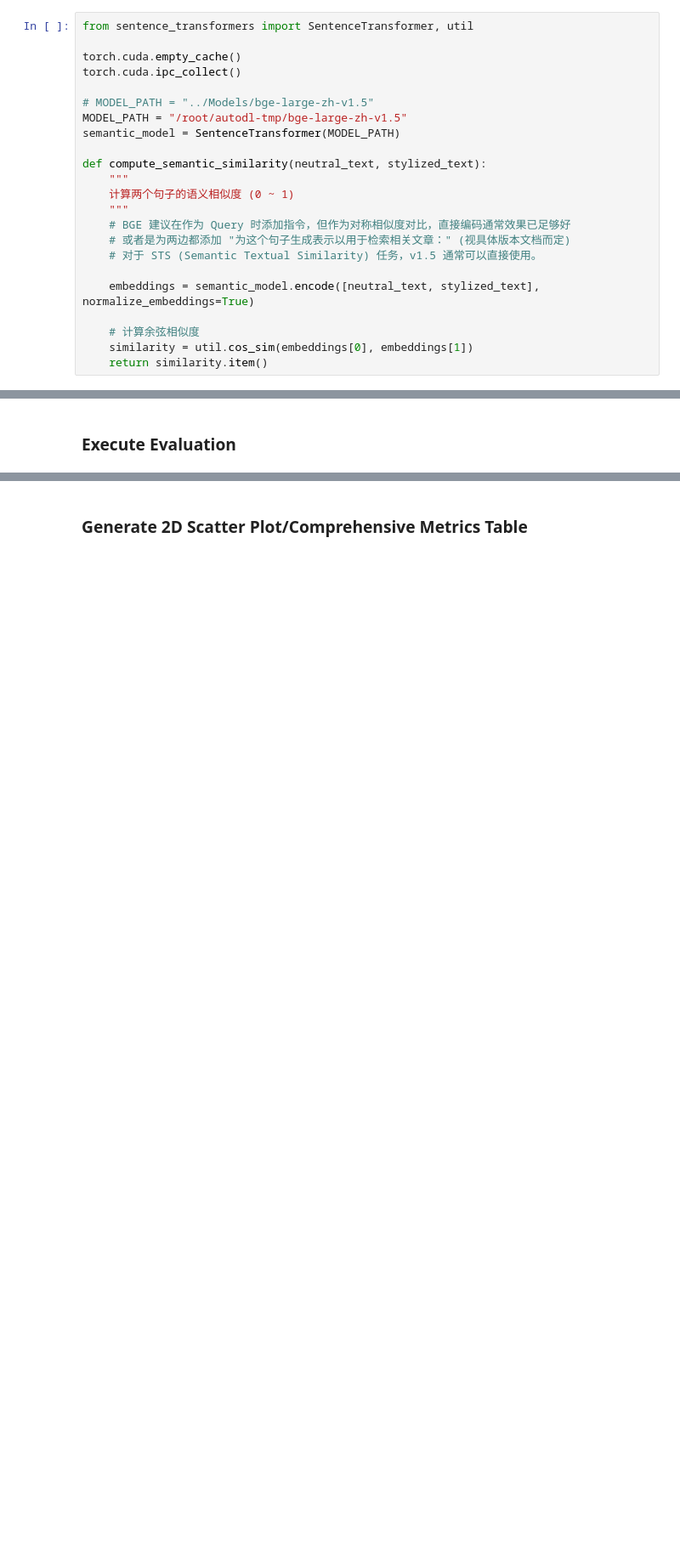
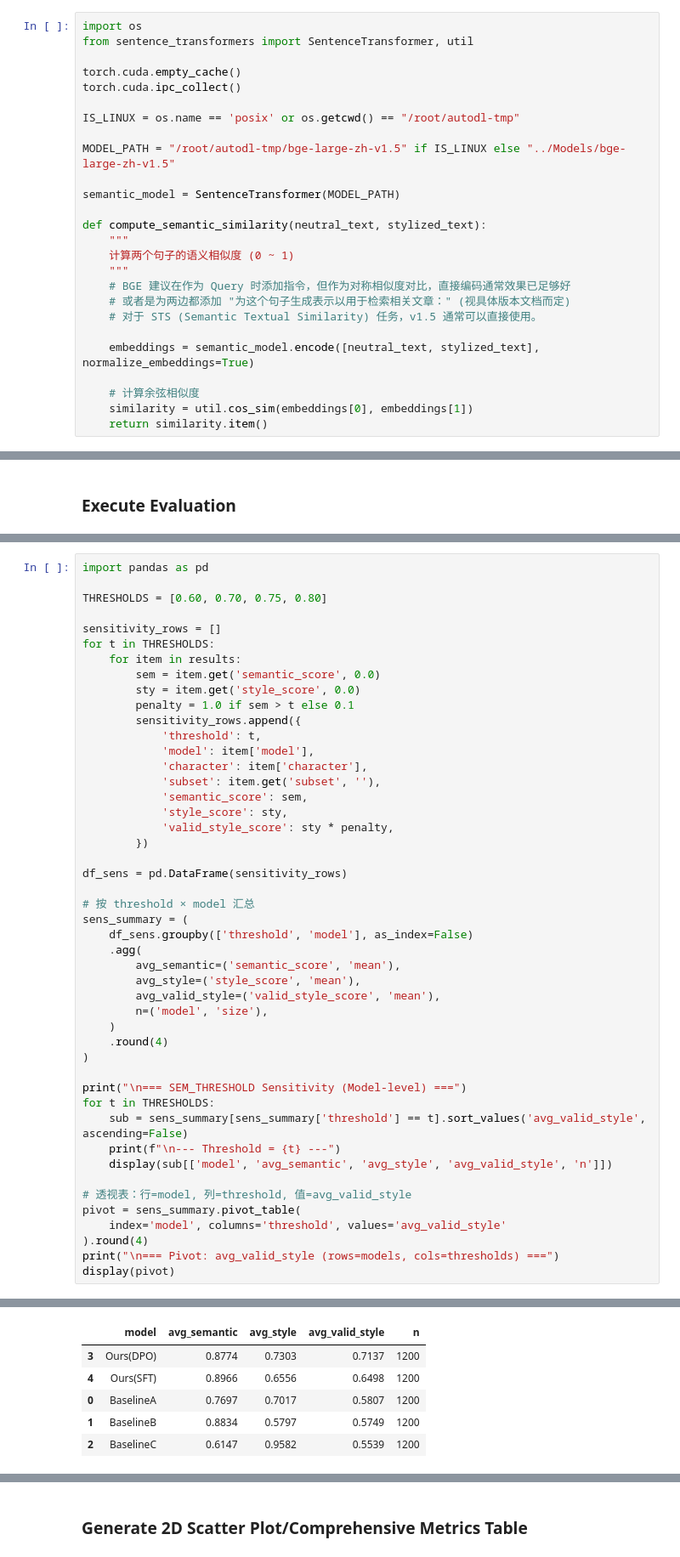
Before and after one commit to Moemu/OtakuLab, a Jupyter notebook: notebooks/33_eval_automated.ipynb, the cells around one changed output, grey strips where cells are left out. Shown at 85% size. Cells and saved outputs as stored; diff of their text form; blank space fills up the shorter version.

```diff
--- a/notebooks/33_eval_automated.ipynb
+++ b/notebooks/33_eval_automated.ipynb
@@ -403,13 +400,16 @@ subset           model  avg_style_score   n
 # %% [markdown]
 ### Load Model
 # %%
+import os
 from sentence_transformers import SentenceTransformer, util
 
 torch.cuda.empty_cache()
 torch.cuda.ipc_collect()
 
-# MODEL_PATH = "../Models/bge-large-zh-v1.5"
-MODEL_PATH = "/root/autodl-tmp/bge-large-zh-v1.5"
+IS_LINUX = os.name == 'posix' or os.getcwd() == "/root/autodl-tmp"
+
+MODEL_PATH = "/root/autodl-tmp/bge-large-zh-v1.5" if IS_LINUX else "../Models/bge-large-zh-v1.5"
+
 semantic_model = SentenceTransformer(MODEL_PATH)
 
 def compute_semantic_similarity(neutral_text, stylized_text):
@@ -555,0 +592,48 @@ Model: Modelv4.3
+# %%
+import pandas as pd
+
+THRESHOLDS = [0.60, 0.70, 0.75, 0.80]
+
+sensitivity_rows = []
+for t in THRESHOLDS:
+    for item in results:
+        sem = item.get('semantic_score', 0.0)
+        sty = item.get('style_score', 0.0)
+        penalty = 1.0 if sem > t else 0.1
+        sensitivity_rows.append({
+            'threshold': t,
+            'model': item['model'],
+            'character': item['character'],
+            'subset': item.get('subset', ''),
+            'semantic_score': sem,
+            'style_score': sty,
+            'valid_style_score': sty * penalty,
+        })
+
+df_sens = pd.DataFrame(sensitivity_rows)
+
+# 按 threshold × model 汇总
+sens_summary = (
+    df_sens.groupby(['threshold', 'model'], as_index=False)
+    .agg(
+        avg_semantic=('semantic_score', 'mean'),
+        avg_style=('style_score', 'mean'),
+        avg_valid_style=('valid_style_score', 'mean'),
+        n=('model', 'size'),
+    )
+    .round(4)
+)
+
+print("\n=== SEM_THRESHOLD Sensitivity (Model-level) ===")
+for t in THRESHOLDS:
+    sub = sens_summary[sens_summary['threshold'] == t].sort_values('avg_valid_style', ascending=False)
+    print(f"\n--- Threshold = {t} ---")
+    display(sub[['model', 'avg_semantic', 'avg_style', 'avg_valid_style', 'n']])
+
+# 透视表：行=model, 列=threshold, 值=avg_valid_style
+pivot = sens_summary.pivot_table(
+    index='model', columns='threshold', values='avg_valid_style'
+).round(4)
+print("\n=== Pivot: avg_valid_style (rows=models, cols=thresholds) ===")
+display(pivot)
+# %% [output]
@@ -555,0 +643,6 @@ Model: Modelv4.3
+|  | model | avg_semantic | avg_style | avg_valid_style | n |
+| 3 | Ours(DPO) | 0.8774 | 0.7303 | 0.7137 | 1200 |
+| 4 | Ours(SFT) | 0.8966 | 0.6556 | 0.6498 | 1200 |
+| 0 | BaselineA | 0.7697 | 0.7017 | 0.5807 | 1200 |
+| 1 | BaselineB | 0.8834 | 0.5797 | 0.5749 | 1200 |
+| 2 | BaselineC | 0.6147 | 0.9582 | 0.5539 | 1200 |
```
Also changed, not shown: parts of 16 cells of this notebook, 8 other files.
